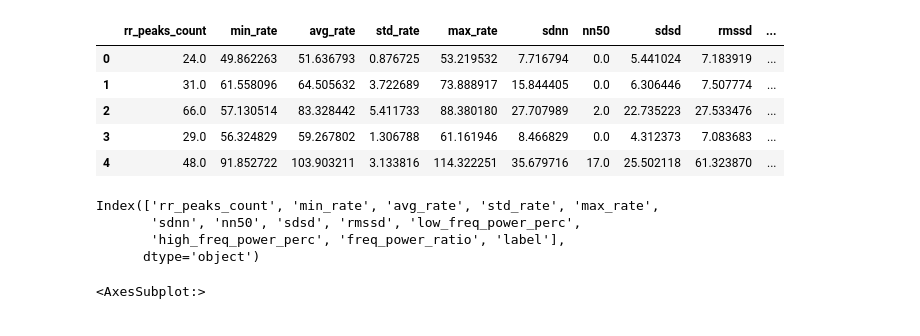
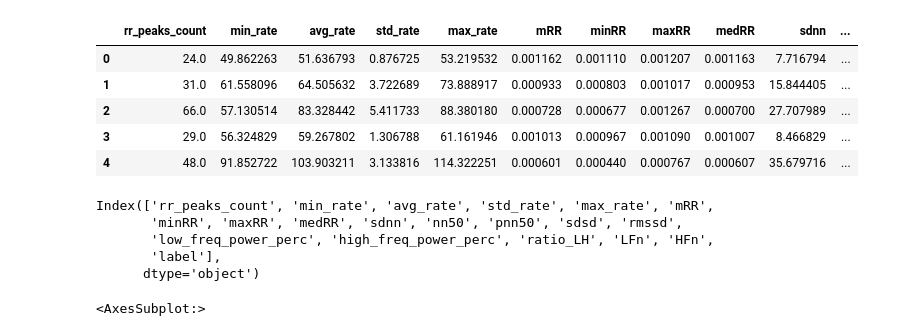
Before and after one commit to caio-freitas/wb-ki-medizin, a Jupyter notebook: notebooks/Model Testing.ipynb, the cells around one changed output. Drawn from its saved outputs; the diff is of its cells as text; code cells hidden in the pictures.

```diff
--- a/notebooks/Model Testing.ipynb
+++ b/notebooks/Model Testing.ipynb
@@ -2,22 +22,23 @@
 from pycaret.classification import *
 import pandas as pd
 # %%
-df = pd.read_csv("../features.csv")
+df = pd.read_csv("features.csv")
 df.head()
 #df = df[df["label"] != "~"]
 # %% [output]
-|  | rr_peaks_count | min_rate | avg_rate | std_rate | max_rate | sdnn | nn50 | sdsd | rmssd | ... |
-| 0 | 24.0 | 49.862263 | 51.636793 | 0.876725 | 53.219532 | 7.716794 | 0.0 | 5.441024 | 7.183919 | ... |
-| 1 | 31.0 | 61.558096 | 64.505632 | 3.722689 | 73.888917 | 15.844405 | 0.0 | 6.306446 | 7.507774 | ... |
-| 2 | 66.0 | 57.130514 | 83.328442 | 5.411733 | 88.380180 | 27.707989 | 2.0 | 22.735223 | 27.533476 | ... |
-| 3 | 29.0 | 56.324829 | 59.267802 | 1.306788 | 61.161946 | 8.466829 | 0.0 | 4.312373 | 7.083683 | ... |
-| 4 | 48.0 | 91.852722 | 103.903211 | 3.133816 | 114.322251 | 35.679716 | 17.0 | 25.502118 | 61.323870 | ... |
+|  | rr_peaks_count | min_rate | avg_rate | std_rate | max_rate | mRR | minRR | maxRR | medRR | sdnn | ... |
+| 0 | 24.0 | 49.862263 | 51.636793 | 0.876725 | 53.219532 | 0.001162 | 0.001110 | 0.001207 | 0.001163 | 7.716794 | ... |
+| 1 | 31.0 | 61.558096 | 64.505632 | 3.722689 | 73.888917 | 0.000933 | 0.000803 | 0.001017 | 0.000953 | 15.844405 | ... |
+| 2 | 66.0 | 57.130514 | 83.328442 | 5.411733 | 88.380180 | 0.000728 | 0.000677 | 0.001267 | 0.000700 | 27.707989 | ... |
+| 3 | 29.0 | 56.324829 | 59.267802 | 1.306788 | 61.161946 | 0.001013 | 0.000967 | 0.001090 | 0.001007 | 8.466829 | ... |
+| 4 | 48.0 | 91.852722 | 103.903211 | 3.133816 | 114.322251 | 0.000601 | 0.000440 | 0.000767 | 0.000607 | 35.679716 | ... |
 # %%
 df.columns
 # %% [output]
-Index(['rr_peaks_count', 'min_rate', 'avg_rate', 'std_rate', 'max_rate',
-       'sdnn', 'nn50', 'sdsd', 'rmssd', 'low_freq_power_perc',
-       'high_freq_power_perc', 'freq_power_ratio', 'label'],
+Index(['rr_peaks_count', 'min_rate', 'avg_rate', 'std_rate', 'max_rate', 'mRR',
+       'minRR', 'maxRR', 'medRR', 'sdnn', 'nn50', 'pnn50', 'sdsd', 'rmssd',
+       'low_freq_power_perc', 'high_freq_power_perc', 'ratio_LH', 'LFn', 'HFn',
+       'label'],
       dtype='object')
 # %%
 df.label.hist()
```
Also changed, not shown: parts of 5 cells of this notebook, 5 other files.
